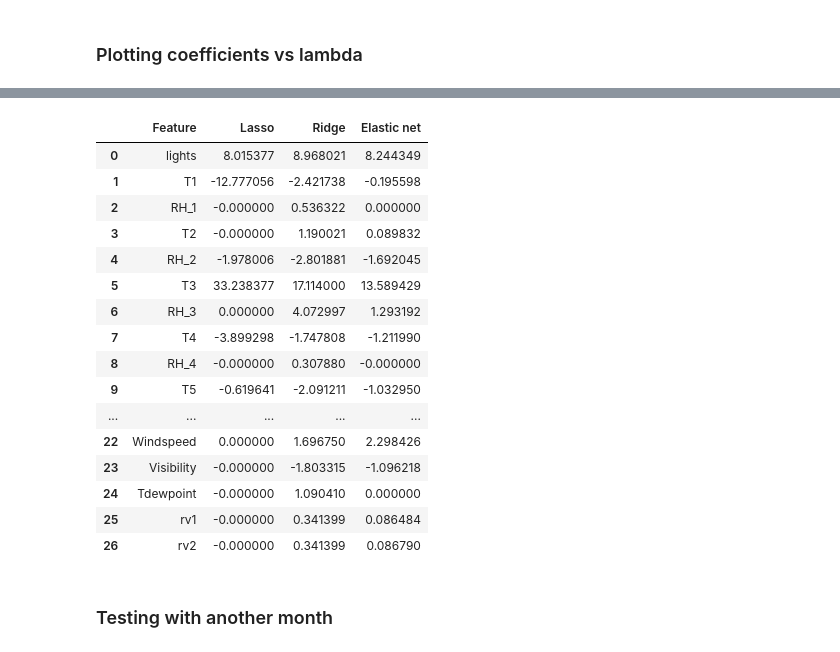
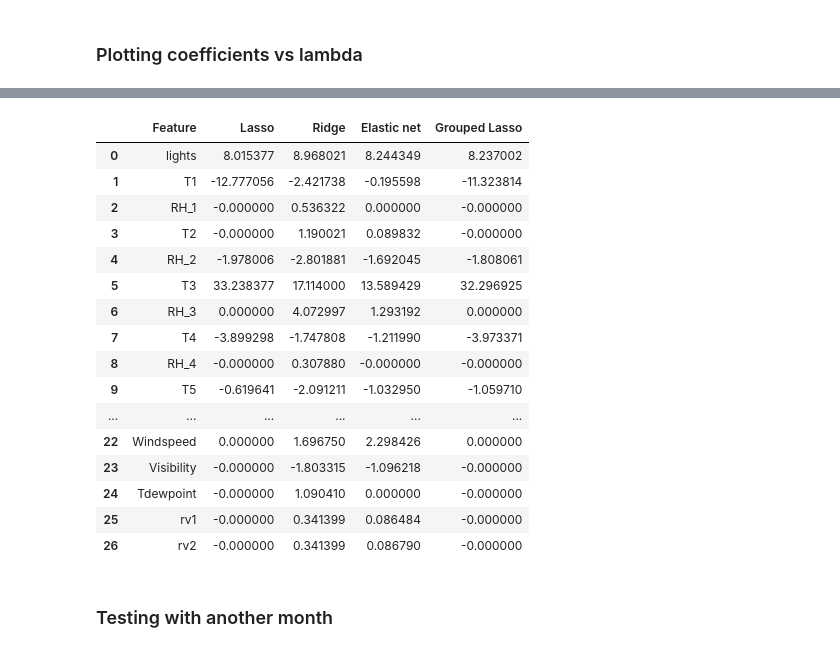
Before and after one commit to sroet/MA8701, a Jupyter notebook: Energy_house.ipynb, the cells around one changed output, grey strips where cells are left out. Cells and saved outputs as stored; diff of their text form; code cells hidden in the pictures.

```diff
--- a/Energy_house.ipynb
+++ b/Energy_house.ipynb
@@ -162,7 +161,7 @@ Optimal value of lambda is:  0.413
 beta_lasso = np.zeros((X.shape[1],n_alpha))
 
 for i in range(n_alpha):
-    reg = linear_model.Lasso(alpha=alpha_vals[i], max_iter = 1000, fit_intercept = False)
+    reg = linear_model.Lasso(alpha=alpha_vals[i], max_iter = 10000, fit_intercept = False)
     reg.fit(X,y)
     beta_lasso[:,i] = reg.coef_
 # %% [markdown]
@@ -171,7 +170,7 @@ for i in range(n_alpha):
 beta_ridge = np.zeros((X.shape[1],n_alpha))
 
 for i in range(n_alpha):
-    reg = linear_model.ElasticNet(alpha=alpha_vals[i], max_iter = 1000, l1_ratio=0, fit_intercept = False)
+    reg = linear_model.ElasticNet(alpha=alpha_vals[i], max_iter = 10000, l1_ratio=0, fit_intercept = False)
     reg.fit(X,y)
     beta_ridge[:,i] = reg.coef_
 # %% [markdown]
@@ -180,25 +179,9 @@ for i in range(n_alpha):
 beta_elnet = np.zeros((X.shape[1],n_alpha))
 
 for i in range(n_alpha):
-    reg = linear_model.ElasticNet(alpha=alpha_vals[i], max_iter = 1000, l1_ratio=0.5, fit_intercept = False)
+    reg = linear_model.ElasticNet(alpha=alpha_vals[i], max_iter=10000, l1_ratio=0.5, fit_intercept = False)
     reg.fit(X,y)
     beta_elnet[:,i] = reg.coef_
 # %% [markdown]
 ### Grouped Lasso
 Does not work yet
-# %%
-beta_glasso = np.zeros((X.shape[1],n_alpha))
-
-for i in range(n_alpha):
-    reg = GroupLasso(
-    group_reg=5,
-    l1_reg=1,
-    frobenius_lipschitz=True,
-    scale_reg="inverse_group_size",
-    subsampling_scheme=1,
-    supress_warning=True,
-    n_iter=1000,
-    tol=1e-3,
-    )
-    reg.fit(X, y)
-    beta_glasso[:,i] = reg.coef_.reshape(-1,)
@@ -216,28 +250,29 @@ plot_coefficients(beta_elnet, alpha_vals, cv_elnet.alpha_, name='Elastic net')
 # %%
 data = {'Feature': list(df_train.columns[1:])}
 df_results = pd.DataFrame(data)
 df_results['Lasso'] = beta_lasso[:,alpha_vals==cv_lasso.alpha_]
 df_results['Ridge'] = beta_ridge[:,alpha_vals==cv_ridge.alpha_]
 df_results['Elastic net'] = beta_elnet[:,alpha_vals==cv_elnet.alpha_]
+df_results['Grouped Lasso'] = beta_glasso[:,alpha_vals==gl_min_alpha]
 df_results
 # %% [output]
-|  | Feature | Lasso | Ridge | Elastic net |
-| 0 | lights | 8.015377 | 8.968021 | 8.244349 |
-| 1 | T1 | -12.777056 | -2.421738 | -0.195598 |
-| 2 | RH_1 | -0.000000 | 0.536322 | 0.000000 |
-| 3 | T2 | -0.000000 | 1.190021 | 0.089832 |
-| 4 | RH_2 | -1.978006 | -2.801881 | -1.692045 |
-| 5 | T3 | 33.238377 | 17.114000 | 13.589429 |
-| 6 | RH_3 | 0.000000 | 4.072997 | 1.293192 |
-| 7 | T4 | -3.899298 | -1.747808 | -1.211990 |
-| 8 | RH_4 | -0.000000 | 0.307880 | -0.000000 |
-| 9 | T5 | -0.619641 | -2.091211 | -1.032950 |
-| ... | ... | ... | ... | ... |
-| 22 | Windspeed | 0.000000 | 1.696750 | 2.298426 |
-| 23 | Visibility | -0.000000 | -1.803315 | -1.096218 |
-| 24 | Tdewpoint | -0.000000 | 1.090410 | 0.000000 |
-| 25 | rv1 | -0.000000 | 0.341399 | 0.086484 |
-| 26 | rv2 | -0.000000 | 0.341399 | 0.086790 |
+|  | Feature | Lasso | Ridge | Elastic net | Grouped Lasso |
+| 0 | lights | 8.015377 | 8.968021 | 8.244349 | 8.237002 |
+| 1 | T1 | -12.777056 | -2.421738 | -0.195598 | -11.323814 |
+| 2 | RH_1 | -0.000000 | 0.536322 | 0.000000 | -0.000000 |
+| 3 | T2 | -0.000000 | 1.190021 | 0.089832 | -0.000000 |
+| 4 | RH_2 | -1.978006 | -2.801881 | -1.692045 | -1.808061 |
+| 5 | T3 | 33.238377 | 17.114000 | 13.589429 | 32.296925 |
+| 6 | RH_3 | 0.000000 | 4.072997 | 1.293192 | 0.000000 |
+| 7 | T4 | -3.899298 | -1.747808 | -1.211990 | -3.973371 |
+| 8 | RH_4 | -0.000000 | 0.307880 | -0.000000 | -0.000000 |
+| 9 | T5 | -0.619641 | -2.091211 | -1.032950 | -1.059710 |
+| ... | ... | ... | ... | ... | ... |
+| 22 | Windspeed | 0.000000 | 1.696750 | 2.298426 | 0.000000 |
+| 23 | Visibility | -0.000000 | -1.803315 | -1.096218 | -0.000000 |
+| 24 | Tdewpoint | -0.000000 | 1.090410 | 0.000000 | -0.000000 |
+| 25 | rv1 | -0.000000 | 0.341399 | 0.086484 | -0.000000 |
+| 26 | rv2 | -0.000000 | 0.341399 | 0.086790 | -0.000000 |
 # %% [markdown]
 ### Testing with another month
 # %%
```
Also changed, not shown: parts of 9 cells of this notebook.
